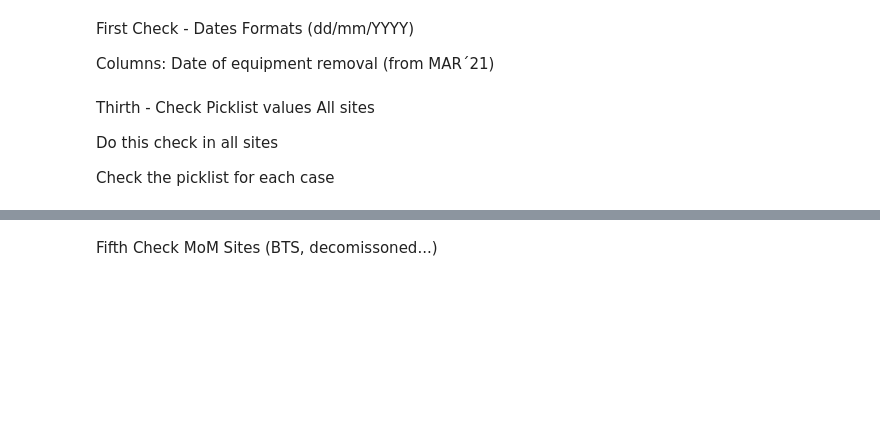
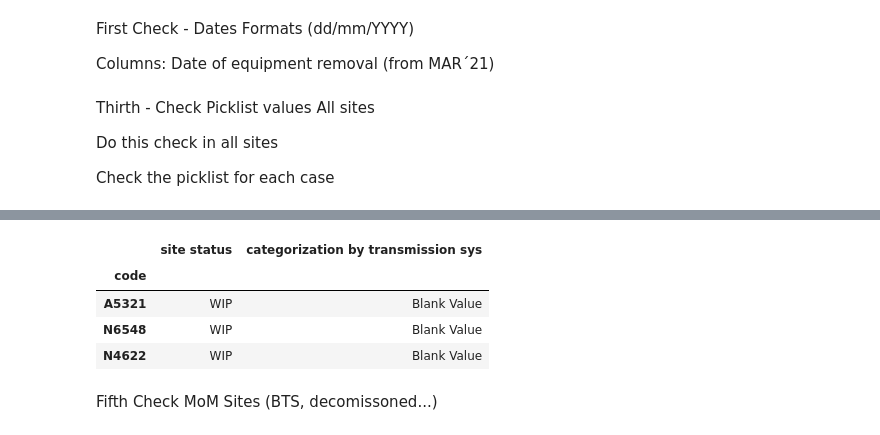
Before and after one commit to emerenan/xlsx_validation, a Jupyter notebook: ro_validations.ipynb, the cells around one changed output, grey strips where cells are left out. Drawn from its saved outputs; the diff is of its cells as text; code cells hidden in the pictures; blank space fills up the shorter version.

```diff
--- a/ro_validations.ipynb
+++ b/ro_validations.ipynb
@@ -1463,16 +222,0 @@ towerdb.to_csv('/content/TowerDB_Romania_20210831.csv', index=False)
-# %%
-path_msa = '/content/TowerDB_Romania_20210731.csv'
-msa = pd.read_csv(path_msa, encoding='latin').fillna('')
-msa.columns = lower_str(list(msa.columns))
-msa = msa.rename(columns={
-    'phase msa (phase 1)/pma (phase 2)': 'phase _1/_2',
-    'transmission sites \x96 with/without shelters.': 'transmission sites – with/without shelters.',
-    'transmission hub sites\x92': 'transmission hub sites’',
-    'diameter\nvodafone antenna': 'diameter vodafone antenna',
-    'diameter\n(orange rural & unilateranl ' : 'diameter (orange rural & unilateranl',
-    'unnamed: 35':'no_1',
-    'unnamed: 47':'no_2',
-    'unnamed: 132':'no_3',
-    'unnamed: 134':'no_4'})
-msa.columns = [re.sub(r'^\s+|\s+$', '', str(x.lower())) for x in msa.columns.to_list()]
-msa.head(3)
@@ -1613,2 +342,54 @@ See the caveats in the documentation: https://pandas.pydata.org/pandas-docs/stab
+# %%
+def check_picklist_v1(df,df_index,df_status, df_cols, picklist_dict):
+    from collections import defaultdict
+
+    df_picklist = df[df_cols].fillna('')
+    df_picklist = df_picklist.to_dict(orient='list')
+
+    new_dic = defaultdict(list)
+    """for id in df_picklist[df_index]:
+        if id not in new_dic.keys():
+            new_dic[df_index].append(id)"""
+
+    for column in set(picklist_dict.keys()):
+        for value in df_picklist[column]:
+            if value not in set(picklist_dict[column]):
+                if pd.isnull(value) or pd.isna(value) or value=='' or value=='nan':
+                    new_dic[column].append('Blank Value')
+                else:
+                    new_dic[column].append(f'Incorrect value: {value}')
+            else:
+                new_dic[column].append('Ok!')
+
+    df_errors = pd.DataFrame(new_dic)
+    df_errors = df_errors.replace('Ok!', np.nan)
+    df_errors[df_index] = df_picklist[df_index]
+    df_errors = df_errors.set_index(df_index)
+    df_errors = df_errors.dropna(how='all', axis=0)
+    df_errors = df_errors.dropna(how='all', axis=1)
+    df_errors = df_errors.reset_index()
+
+    df = df[[df_index, df_status]]
+    df_errors = pd.merge(df_errors,df, how='left', on=[df_index])
+    df_errors = df_errors.set_index(df_index)
+    df_errors = df_errors[[df_status]+ df_errors.columns[:-1].tolist()]
+    #df_errors = df_errors.reset_index()
+    return df_errors
+
+picklist_tw_general = {
+    'categorization by transmission sys': ['0','Long-term Mobile', 'Macro', 'Outdoor Small Cells', 'Public DAS',\
+                                           'Repeater', 'Transmission', 'w/o equipment']
+}
+pick_col_general = ['code', 'categorization by transmission sys']
+
+df_general_pick = check_picklist_v1(towerdb, tw_index, tw_status, pick_col_general, picklist_tw_general)
+df_general_pick
+#no errors
+# %% [output]
+|  | site status | categorization by transmission sys |
+| code |  |  |
+| A5321 | WIP | Blank Value |
+| N6548 | WIP | Blank Value |
+| N4622 | WIP | Blank Value |
 # %% [markdown]
 Fifth Check MoM Sites (BTS, decomissoned...)
```
Also changed, not shown: parts of 58 cells of this notebook.
